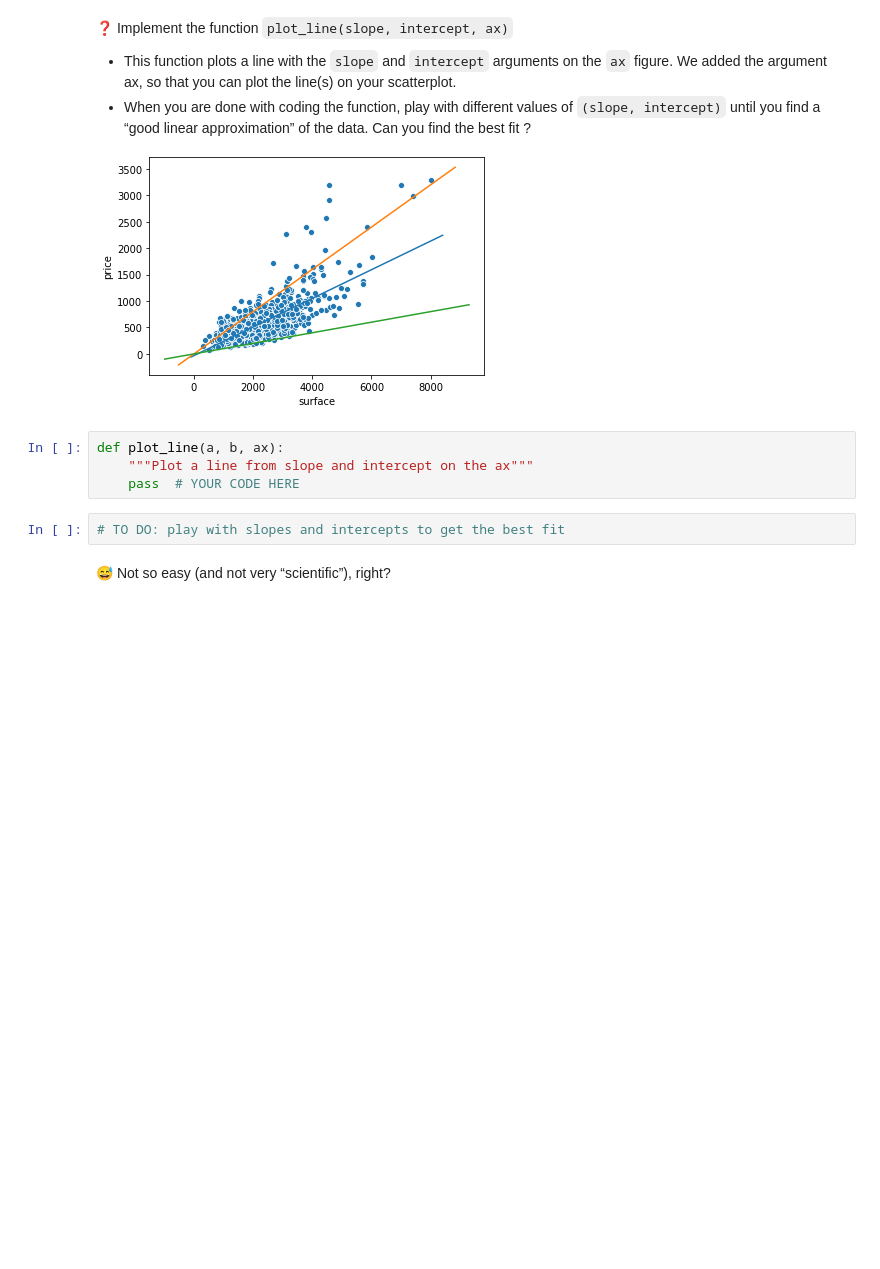
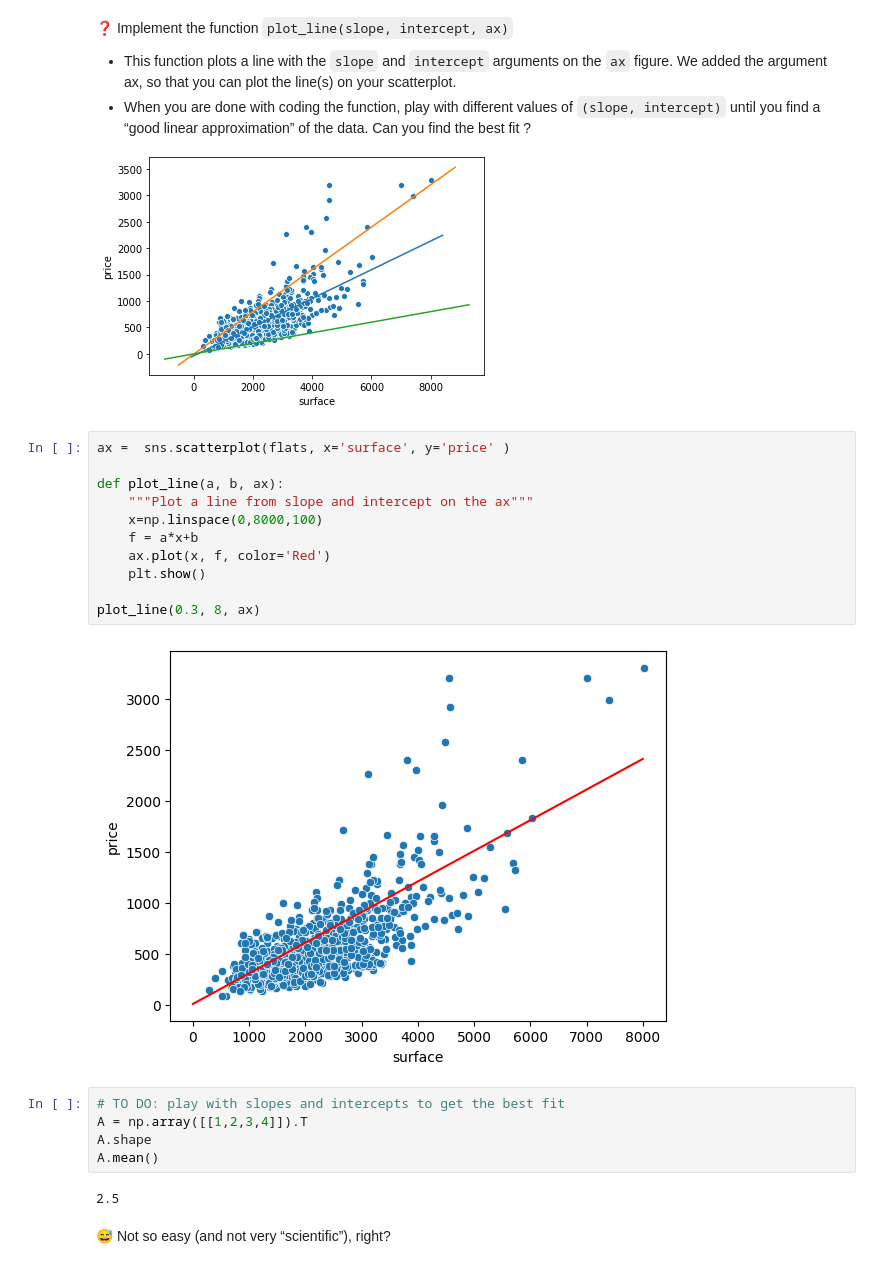
Before and after one commit to antoinelugol/data-real-estate-advanced-estimator, a Jupyter notebook: 02-real_estate_advanced_estimator.ipynb, the cells around one changed output. Saved outputs shown, nothing was run; the diff lists cells and outputs as text; blank space fills up the shorter version.

```diff
--- a/02-real_estate_advanced_estimator.ipynb
+++ b/02-real_estate_advanced_estimator.ipynb
@@ -182,12 +181,26 @@ Practically speaking, we want to choose the best parameters $\hat{\theta}$ = (`s
 * When you are done with coding the function, play with different values of `(slope, intercept)` until you find a “good linear approximation” of the data. Can you find the best fit ?
 
 ![image.png](attachment:image.png)
-# %%
-def plot_line(a, b, ax):
-    """Plot a line from slope and intercept on the ax"""
-    pass  # YOUR CODE HERE
+# %%
+ax =  sns.scatterplot(flats, x='surface', y='price' )
+
+def plot_line(a, b, ax):
+    """Plot a line from slope and intercept on the ax"""
+    x=np.linspace(0,8000,100)
+    f = a*x+b
+    ax.plot(x, f, color='Red')
+    plt.show()
+
+plot_line(0.3, 8, ax)
+# %% [output]
+[figure, added]
 # %%
 # TO DO: play with slopes and intercepts to get the best fit
+A = np.array([[1,2,3,4]]).T
+A.shape
+A.mean()
+# %% [output]
+2.5
 # %% [markdown]
 😅 Not so easy (and not very “scientific”), right?
 # %% [markdown]
```
Also changed, not shown: parts of 22 cells of this notebook.
